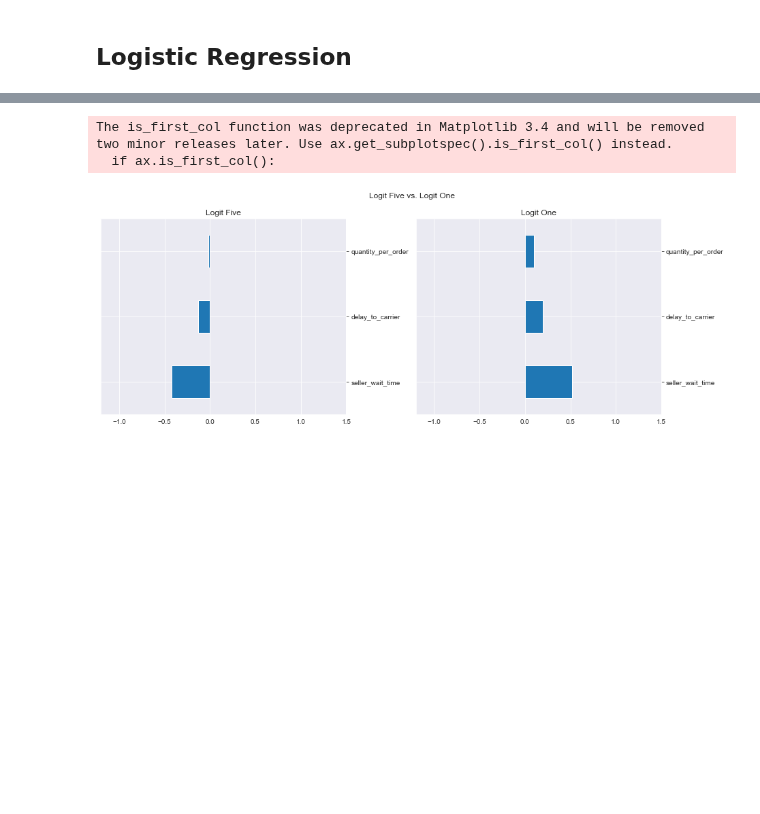
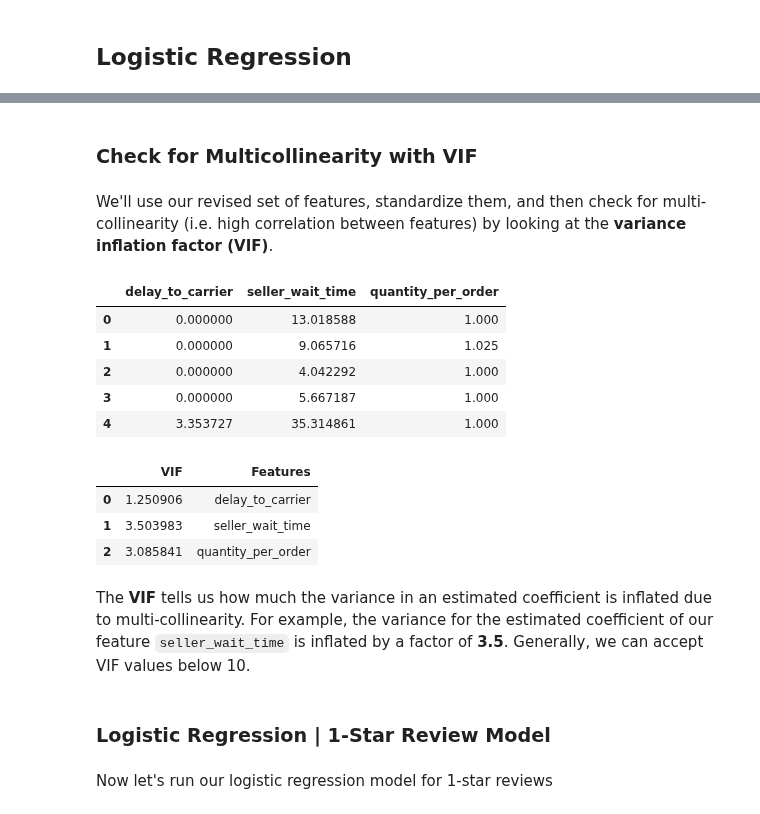
Before and after one commit to phlln/olist-analysis, a Jupyter notebook: notebooks/Sellers Data Analysis-UPDATED.ipynb, the cells around one changed output, grey strips where cells are left out. Drawn from its saved outputs; the diff is of its cells as text; code cells hidden in the pictures; blank space fills up the shorter version.

Commit message:
update Orders for wording and correlation

```diff
--- a/notebooks/Sellers Data Analysis-UPDATED.ipynb
+++ b/notebooks/Sellers Data Analysis-UPDATED.ipynb
@@ -654,25 +553,0 @@ logit_five_results
-# %%
-# Logistic Regression Model Comparison
-plt.figure(figsize=(13,5))
-plt.suptitle('Logit Five vs. Logit One')
-
-# Logistic Regression - logit_five_model
-ax1 = plt.subplot(1,2,1)
-ax1.set_title('Logit Five')
-ax1.yaxis.tick_right()
-ax1.set_xlim(-1.2, 1.5)
-logit_five.params[1:].sort_values().plot(kind='barh', ax=ax1)
-
-# Logistic Regression - logit_one_model
-ax2 = plt.subplot(1,2,2)
-ax2.set_title('Logit One')
-ax2.yaxis.tick_right()
-ax2.set_xlim(-1.2, 1.5)
-logit_one.params[1:].sort_values(ascending=False).plot(kind='barh', ax=ax2)
-
-plt.tight_layout()
-plt.show()
-# %% [output]
-The is_first_col function was deprecated in Matplotlib 3.4 and will be removed two minor releases later. Use ax.get_subplotspec().is_first_col() instead.
-  if ax.is_first_col():
-[figure, removed]
@@ -697,0 +554,32 @@ plt.show()
+# %% [markdown]
+### Check for Multicollinearity with VIF
+# %% [markdown]
+We'll use our revised set of features, standardize them, and then check for multi-collinearity (i.e. high correlation between features) by looking at the **variance inflation factor (VIF)**.
+# %%
+revised_features = ['delay_to_carrier', 'seller_wait_time', 'quantity_per_order']
+
+X = sellers[revised_features]
+X.head()
+# %% [output]
+|  | delay_to_carrier | seller_wait_time | quantity_per_order |
+| 0 | 0.000000 | 13.018588 | 1.000 |
+| 1 | 0.000000 | 9.065716 | 1.025 |
+| 2 | 0.000000 | 4.042292 | 1.000 |
+| 3 | 0.000000 | 5.667187 | 1.000 |
+| 4 | 3.353727 | 35.314861 | 1.000 |
+# %%
+df = pd.DataFrame()
+df['VIF'] = [vif(X.values, i) for i in range(X.shape[1])]
+df['Features'] = X.columns
+df
+# %% [output]
+|  | VIF | Features |
+| 0 | 1.250906 | delay_to_carrier |
+| 1 | 3.503983 | seller_wait_time |
+| 2 | 3.085841 | quantity_per_order |
+# %% [markdown]
+The **VIF** tells us how much the variance in an estimated coefficient is inflated due to multi-collinearity. For example, the variance for the estimated coefficient of our feature `seller_wait_time` is inflated by a factor of **3.5**. Generally, we can accept VIF values below 10.
+# %% [markdown]
+### Logistic Regression | 1-Star Review Model
+# %% [markdown]
+Now let's run our logistic regression model for 1-star reviews
```
Also changed, not shown: parts of 64 cells of this notebook, 2 other files.
